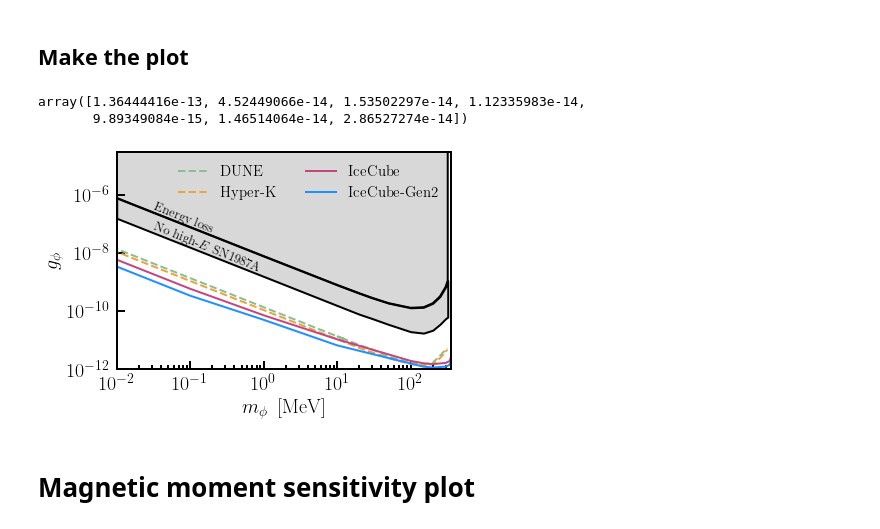
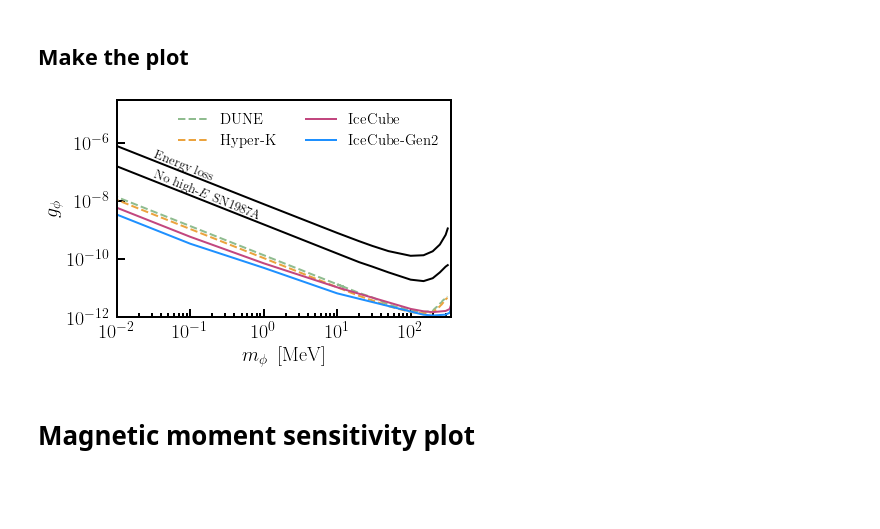
Before and after one commit to jlazar17/NuTel_SNe_BSM, a Jupyter notebook: examples/paper_plots.ipynb, the cells around one changed output. Drawn from its saved outputs; the diff is of its cells as text; code cells hidden in the pictures; blank space fills up the shorter version.

```diff
--- a/examples/paper_plots.ipynb
+++ b/examples/paper_plots.ipynb
@@ -319,12 +317,10 @@ plt.show()
 ## Interpolate the CSVs so that we can fill between
 # %% [markdown]
 ## Make the plot
-# %%
-couplings
-# %% [output]
-array([1.36444416e-13, 4.52449066e-14, 1.53502297e-14, 1.12335983e-14,
-       9.89349084e-15, 1.46514064e-14, 2.86527274e-14])
 # %%
+energy_loss_bound = np.load("data/energy_loss_bound.npy")
+no_high_e_bound = np.load("data/no_high_e_bound.npy")
+
 with h5.File("./data/previous_results.h5") as h5f:
     a = h5f["dune_sensitivies"]["masses"][:]
     b = h5f["dune_sensitivies"]["couplings"][:]
@@ -341,48 +337,51 @@ with h5.File(RESULTS_FILE) as h5f:
     gen2_couplings = h5f["majoron_sensitivities_gen2"]["couplings"][:]
 
 
 fig, ax = plt.subplots()
 
-ax.fill_between(
-    energy_loss_bound[:, 0],
-    energy_loss_bound[:, 1],
-    1,
-    facecolor=to_rgb("grey") + (0.3,),
-    edgecolor="k"
-)
+ax.plot(energy_loss_bound[:, 0], energy_loss_bound[:, 1], color="k")
+ax.plot(no_high_e_bound[:, 0], no_high_e_bound[:, 1], color="k")
 
-ax.fill_between(
-    no_high_e_bound[:, 0],
-    no_high_e_bound[:, 1],
-    energy_loss_bound[:, 1],
-    facecolor=to_rgb("grey") + (0.3,),
-    edgecolor="k"
-)
+# ax.fill_between(
+#     energy_loss_bound[:, 0],
+#     energy_loss_bound[:, 1],
+#     1,
+#     facecolor=to_rgb("grey") + (0.3,),
+#     edgecolor="k"
+# )
+
+# ax.fill_between(
+#     no_high_e_bound[:, 0],
+#     no_high_e_bound[:, 1],
+#     energy_loss_bound[:, 1],
+#     facecolor=to_rgb("grey") + (0.3,),
+#     edgecolor="k"
+# )
 
 ax.plot(dune_sensitivies[0], dune_sensitivies[1] / dune_sensitivies[0], label="DUNE", color="darkseagreen", ls="--")
 ax.plot(hk_sensitivies[0], hk_sensitivies[1] / hk_sensitivies[0], label="Hyper-K", color="#eba33e", ls="--")
 # ax.plot(gen1_masses, gen1_couplings, label="IceCube (This work)", color="#c2477f")
 # ax.plot(gen2_masses, gen2_couplings, label="IceCube-Gen2 (This work)", color="dodgerblue")
 ax.plot(gen1_masses, gen1_couplings, label="IceCube", color="#c2477f")
 ax.plot(gen2_masses, gen2_couplings, label="IceCube-Gen2", color="dodgerblue")
 
 ax.text(3e-2, 5e-8, "Energy loss", rotation=-22, fontsize=13)
 ax.text(3e-2, 2.2e-9, r"No high-$E$ SN1987A", rotation=-22, fontsize=13)
 
 ax.set_xlabel(r"$m_{\phi}~\left[\mathrm{MeV}\right]$")
 ax.set_ylabel(r"$g_{\phi}$")
 
 ax.legend(fontsize=15, ncol=2, framealpha=0)
 
 ax.set_xlim(1e-2, 360)
 ax.set_ylim(1e-12, 3e-5)
 
 ax.loglog()
 
 plt.savefig("../figures/majoran_sensitivity.pdf")
 plt.show()
 # %% [output]
-[figure, old version]
+[figure, new version]
 # %% [markdown]
 # Magnetic moment sensitivity plot
 # %% [markdown]
```
Also changed, not shown: parts of 4 cells of this notebook.
